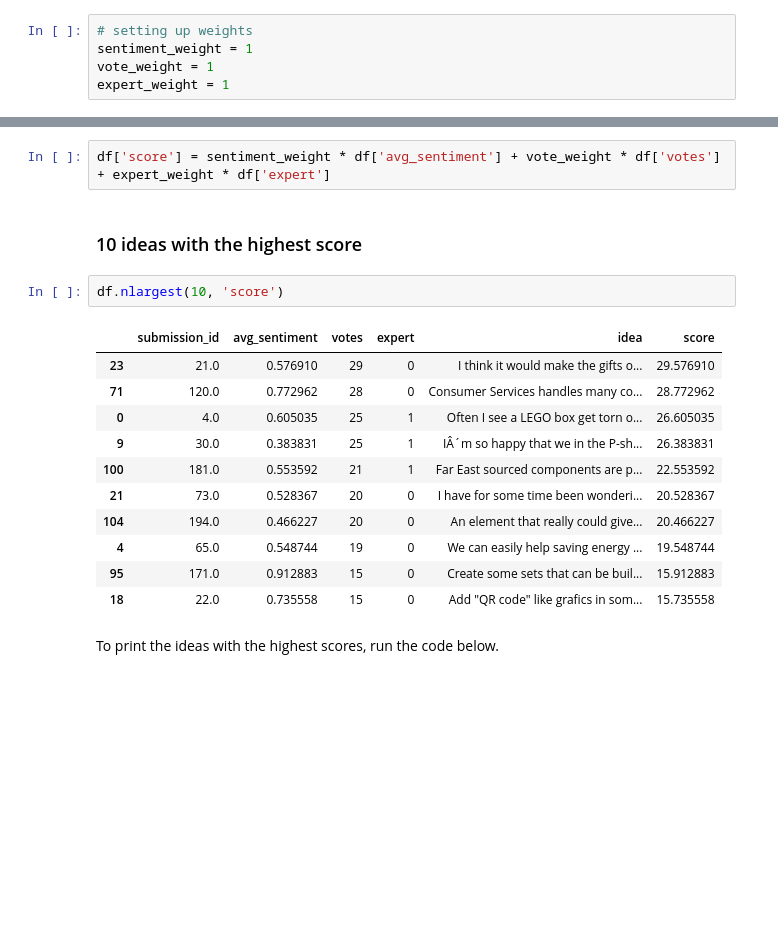
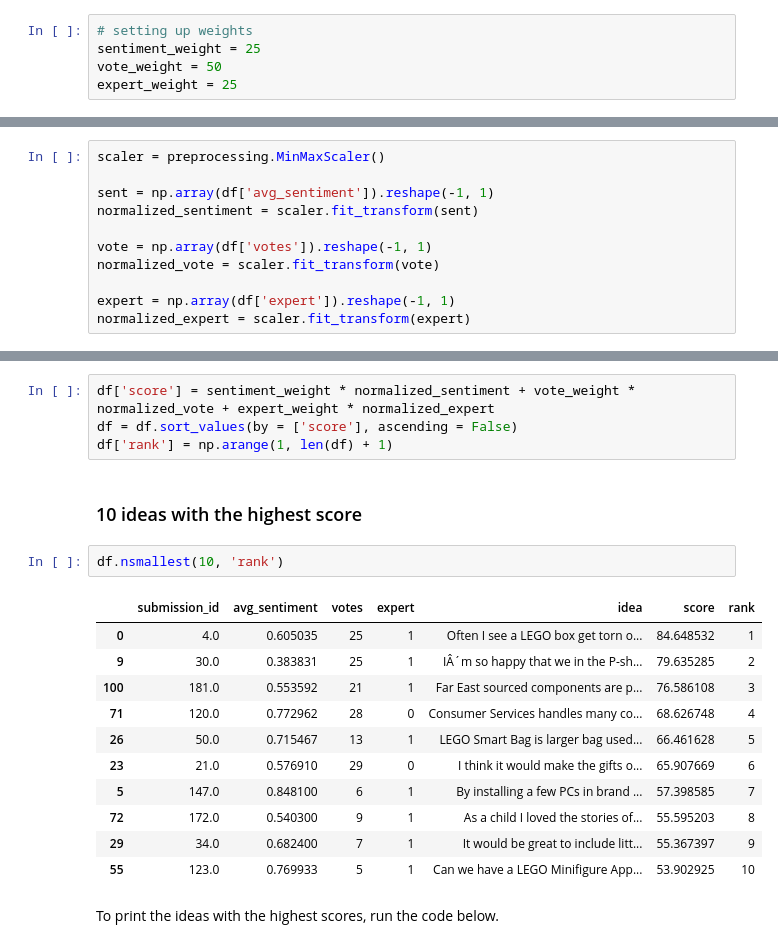
Before and after one commit to CHCAA-EDUX/minnov, a Jupyter notebook: group4/solution_group_4.ipynb, the cells around one changed output, grey strips where cells are left out. Saved outputs shown, nothing was run; the diff lists cells and outputs as text; blank space fills up the shorter version.

```diff
--- a/group4/solution_group_4.ipynb
+++ b/group4/solution_group_4.ipynb
@@ -77,5 +92,5 @@ Changing the numbers in the following chunk allows you to weigh the different va
 # %%
 # setting up weights
-sentiment_weight = 1
-vote_weight = 1
-expert_weight = 1
+sentiment_weight = 25
+vote_weight = 50
+expert_weight = 25
@@ -82,23 +99,36 @@ expert_weight = 1
+# %%
+scaler = preprocessing.MinMaxScaler()
+
+sent = np.array(df['avg_sentiment']).reshape(-1, 1)
+normalized_sentiment = scaler.fit_transform(sent)
+
+vote = np.array(df['votes']).reshape(-1, 1)
+normalized_vote = scaler.fit_transform(vote)
+
+expert = np.array(df['expert']).reshape(-1, 1)
+normalized_expert = scaler.fit_transform(expert)
 # %% [markdown]
 Now lets calculate the score of each idea
-# %%
-df['score'] = sentiment_weight * df['avg_sentiment'] + vote_weight * df['votes'] + expert_weight * df['expert']
+# %%
+df['score'] = sentiment_weight * normalized_sentiment + vote_weight * normalized_vote + expert_weight * normalized_expert
+df = df.sort_values(by = ['score'], ascending = False)
+df['rank'] = np.arange(1, len(df) + 1)
 # %% [markdown]
 ### 10 ideas with the highest score
 # %%
-df.nlargest(10, 'score')
+df.nsmallest(10, 'rank')
 # %% [output]
-|  | submission_id | avg_sentiment | votes | expert | idea | score |
-| 23 | 21.0 | 0.576910 | 29 | 0 | I think it would make the gifts o... | 29.576910 |
-| 71 | 120.0 | 0.772962 | 28 | 0 | Consumer Services handles many co... | 28.772962 |
-| 0 | 4.0 | 0.605035 | 25 | 1 | Often I see a LEGO box get torn o... | 26.605035 |
-| 9 | 30.0 | 0.383831 | 25 | 1 | IÂ´m so happy that we in the P-sh... | 26.383831 |
-| 100 | 181.0 | 0.553592 | 21 | 1 | Far East sourced components are p... | 22.553592 |
-| 21 | 73.0 | 0.528367 | 20 | 0 | I have for some time been wonderi... | 20.528367 |
-| 104 | 194.0 | 0.466227 | 20 | 0 | An element that really could give... | 20.466227 |
-| 4 | 65.0 | 0.548744 | 19 | 0 | We can easily help saving energy ... | 19.548744 |
-| 95 | 171.0 | 0.912883 | 15 | 0 | Create some sets that can be buil... | 15.912883 |
-| 18 | 22.0 | 0.735558 | 15 | 0 | Add "QR code" like grafics in som... | 15.735558 |
+|  | submission_id | avg_sentiment | votes | expert | idea | score | rank |
+| 0 | 4.0 | 0.605035 | 25 | 1 | Often I see a LEGO box get torn o... | 84.648532 | 1 |
+| 9 | 30.0 | 0.383831 | 25 | 1 | IÂ´m so happy that we in the P-sh... | 79.635285 | 2 |
+| 100 | 181.0 | 0.553592 | 21 | 1 | Far East sourced components are p... | 76.586108 | 3 |
+| 71 | 120.0 | 0.772962 | 28 | 0 | Consumer Services handles many co... | 68.626748 | 4 |
+| 26 | 50.0 | 0.715467 | 13 | 1 | LEGO Smart Bag is larger bag used... | 66.461628 | 5 |
+| 23 | 21.0 | 0.576910 | 29 | 0 | I think it would make the gifts o... | 65.907669 | 6 |
+| 5 | 147.0 | 0.848100 | 6 | 1 | By installing a few PCs in brand ... | 57.398585 | 7 |
+| 72 | 172.0 | 0.540300 | 9 | 1 | As a child I loved the stories of... | 55.595203 | 8 |
+| 29 | 34.0 | 0.682400 | 7 | 1 | It would be great to include litt... | 55.367397 | 9 |
+| 55 | 123.0 | 0.769933 | 5 | 1 | Can we have a LEGO Minifigure App... | 53.902925 | 10 |
 # %% [markdown]
 To print the ideas with the highest scores, run the code below.
 # %%
```
Also changed, not shown: parts of 31 cells of this notebook, 6 other files.
